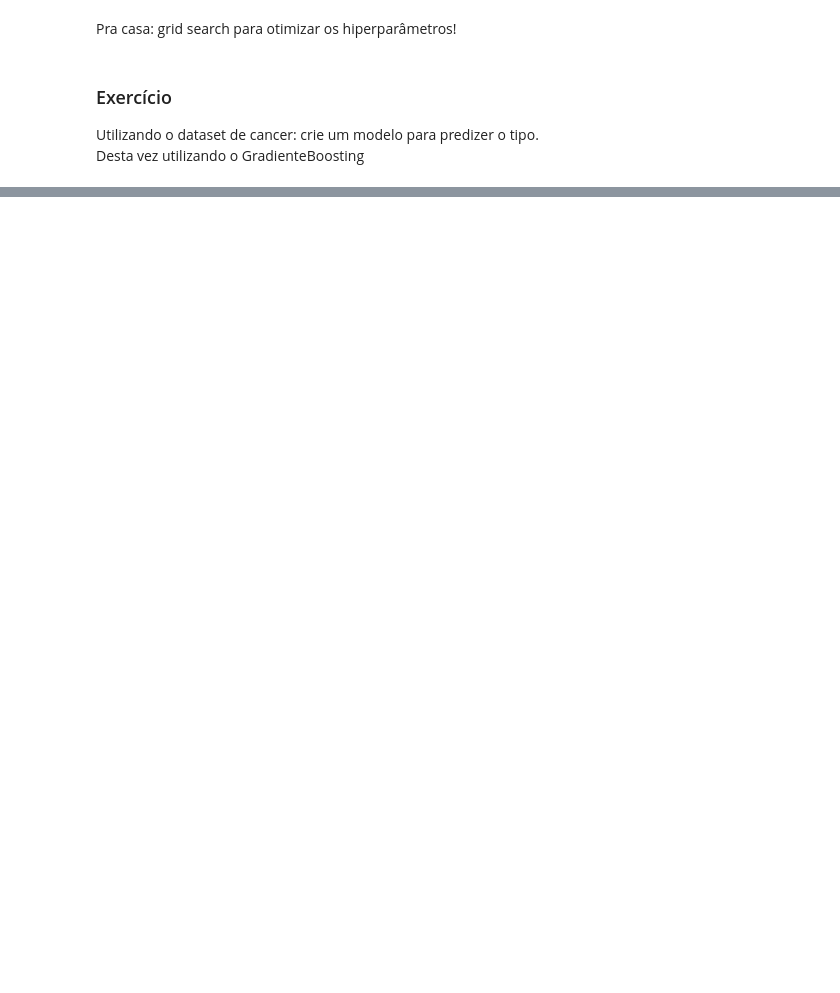
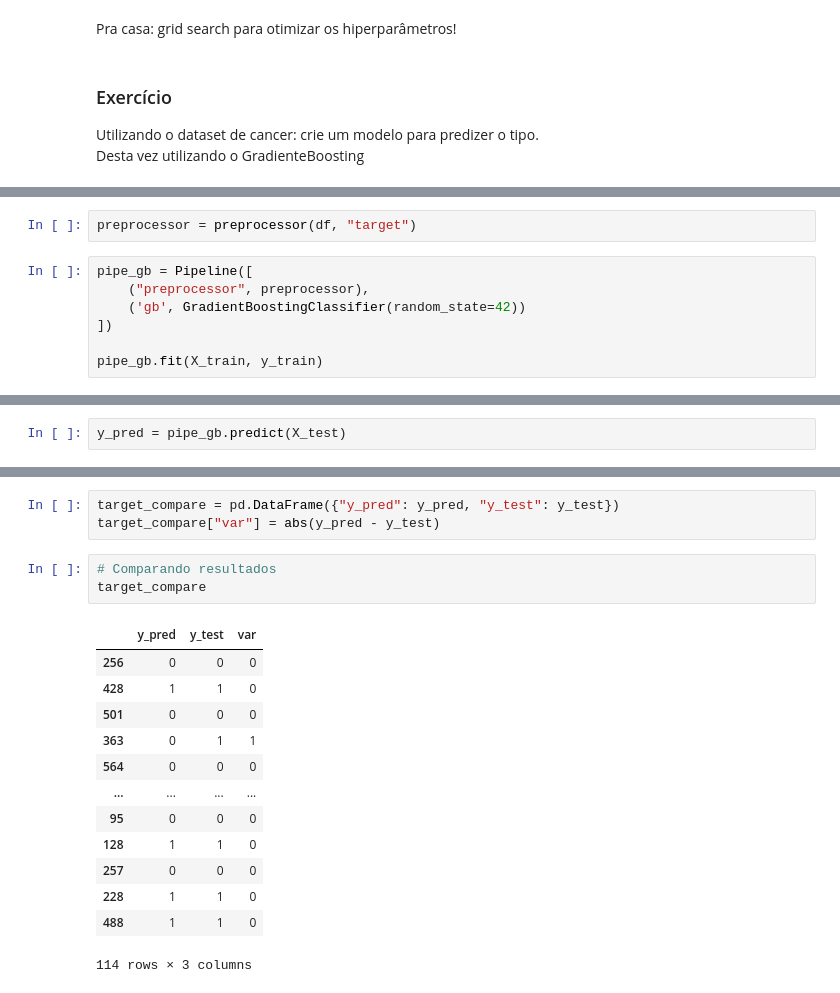
Before and after one commit to GabrielAsato/Curso_DS_Degree, a Jupyter notebook: Módulo 10 - Machine Learning II/aula02.ipynb, the cells around one changed output, grey strips where cells are left out. Cells and saved outputs as stored; diff of their text form; blank space fills up the shorter version.

Commit message:
Gradient Boosting e início de XGBoost

```diff
--- a/Módulo 10 - Machine Learning II/aula02.ipynb
+++ b/Módulo 10 - Machine Learning II/aula02.ipynb
@@ -449,0 +738,9 @@ Desta vez utilizando o GradienteBoosting
+# %%
+preprocessor = preprocessor(df, "target")
+# %%
+pipe_gb = Pipeline([
+    ("preprocessor", preprocessor),
+    ('gb', GradientBoostingClassifier(random_state=42))
+])
+
+pipe_gb.fit(X_train, y_train)
@@ -449,0 +789,2 @@ Desta vez utilizando o GradienteBoosting
+# %%
+y_pred = pipe_gb.predict(X_test)
@@ -449,0 +815,20 @@ Desta vez utilizando o GradienteBoosting
+# %%
+target_compare = pd.DataFrame({"y_pred": y_pred, "y_test": y_test})
+target_compare["var"] = abs(y_pred - y_test)
+# %%
+# Comparando resultados
+target_compare
+# %% [output]
+|  | y_pred | y_test | var |
+| 256 | 0 | 0 | 0 |
+| 428 | 1 | 1 | 0 |
+| 501 | 0 | 0 | 0 |
+| 363 | 0 | 1 | 1 |
+| 564 | 0 | 0 | 0 |
+| ... | ... | ... | ... |
+| 95 | 0 | 0 | 0 |
+| 128 | 1 | 1 | 0 |
+| 257 | 0 | 0 | 0 |
+| 228 | 1 | 1 | 0 |
+| 488 | 1 | 1 | 0 |
+114 rows × 3 columns
```
Also changed, not shown: parts of 81 cells of this notebook, 2 other files.
